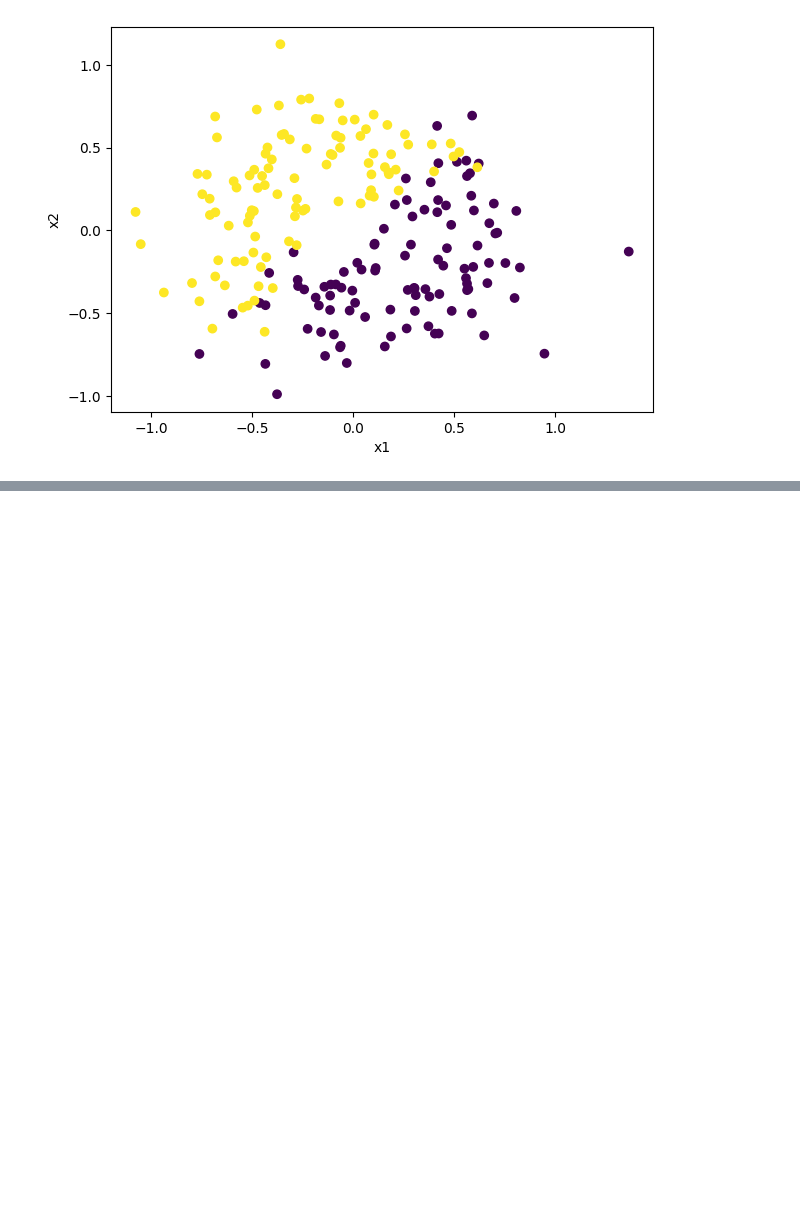
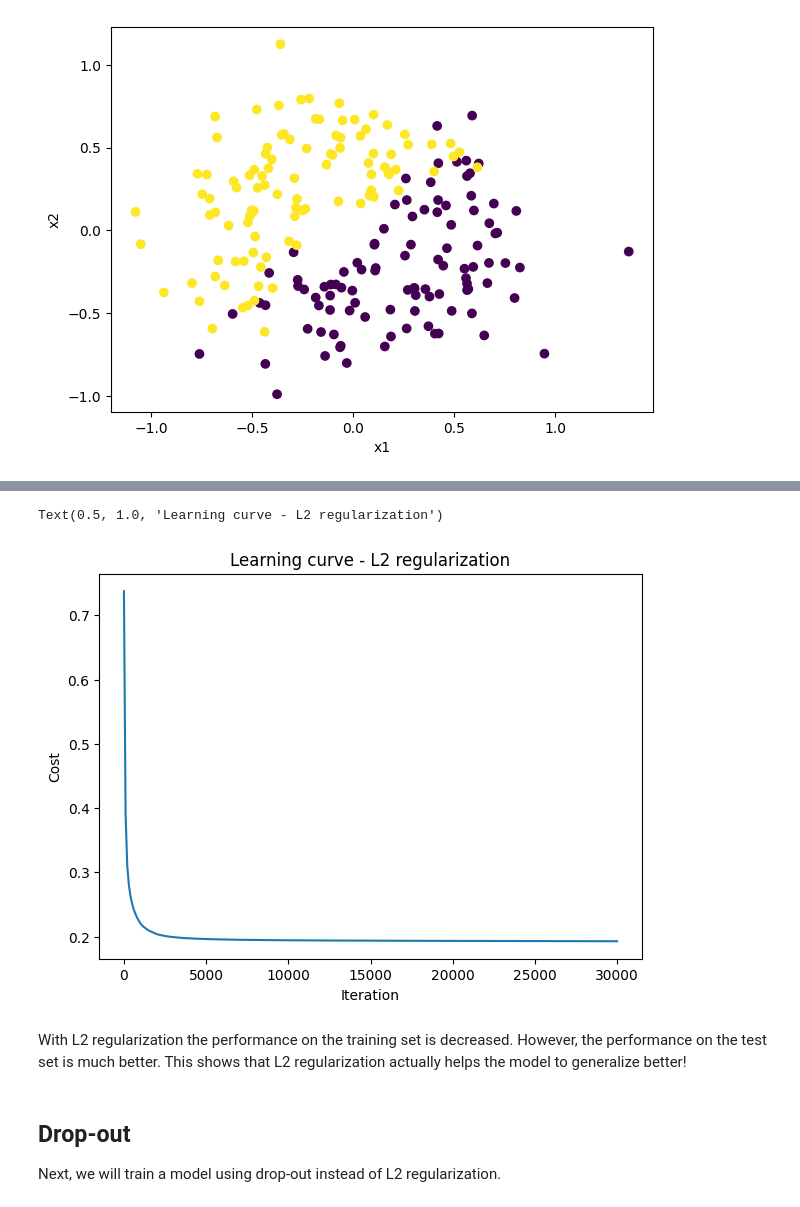
Before and after one commit to JanetVictorious/deep-learning-fundamentals, a Jupyter notebook: basic_neural_networks/dnn_w_regularization.ipynb, the cells around one changed output, grey strips where cells are left out. Drawn from its saved outputs; the diff is of its cells as text; code cells hidden in the pictures; blank space fills up the shorter version.

```diff
--- a/basic_neural_networks/dnn_w_regularization.ipynb
+++ b/basic_neural_networks/dnn_w_regularization.ipynb
@@ -45,0 +164,16 @@ ValueError: operands could not be broadcast together with shapes (20,400) (3,400
+# %%
+# Plot learning curve
+plt.figure(figsize=(7,5))
+plt.plot(model_l2.learning_curve[:, 0], model_l2.learning_curve[:, 1])
+plt.ylabel('Cost')
+plt.xlabel('Iteration')
+plt.title('Learning curve - L2 regularization')
+# %% [output]
+Text(0.5, 1.0, 'Learning curve - L2 regularization')
+[figure, added]
+# %% [markdown]
+With L2 regularization the performance on the training set is decreased. However, the performance on the test set is much better. This shows that L2 regularization actually helps the model to generalize better!
+# %% [markdown]
+## Drop-out
+
+Next, we will train a model using drop-out instead of L2 regularization.
```
Also changed, not shown: parts of 18 cells of this notebook, 1 other file.
